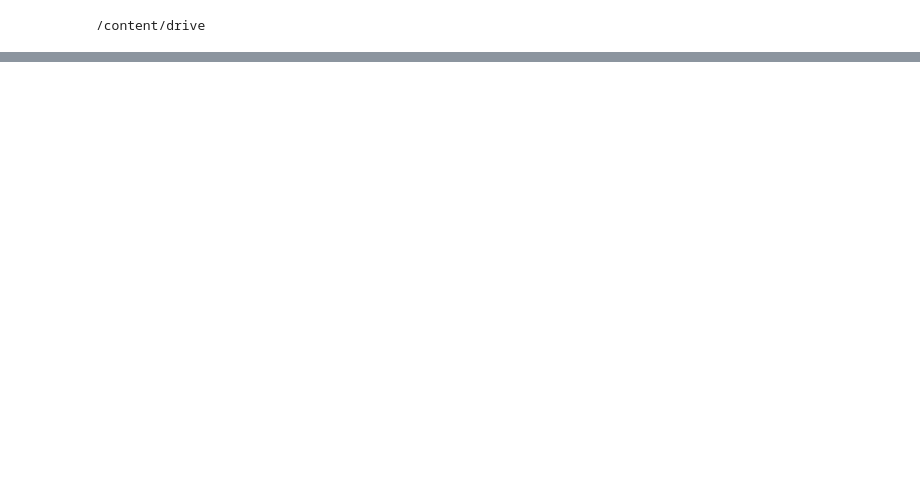
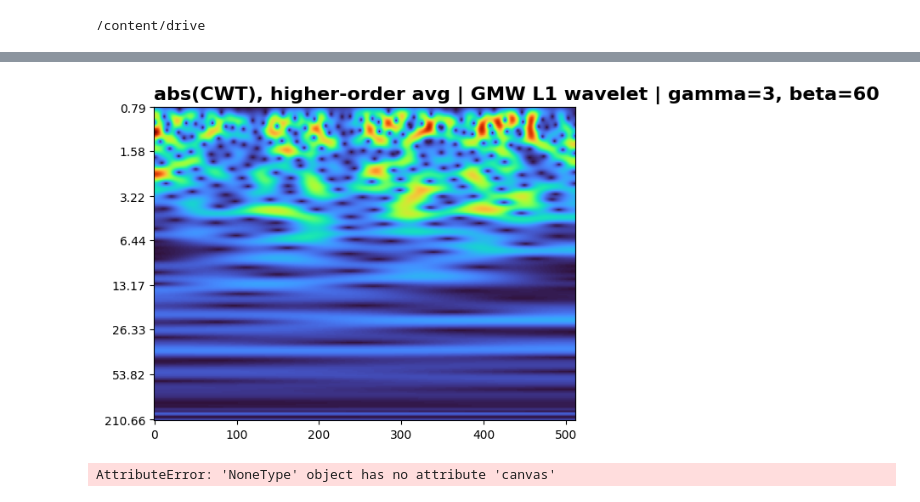
Before and after one commit to Barrett-White/brain-to-text-project, a Jupyter notebook: brain-to-text-25.ipynb, the cells around one changed output, grey strips where cells are left out. Saved outputs shown, nothing was run; the diff lists cells and outputs as text; code cells hidden in the pictures; blank space fills up the shorter version.

Commit message:
Working on debugging the data transformation

```diff
--- a/brain-to-text-25.ipynb
+++ b/brain-to-text-25.ipynb
@@ -80,0 +469,13 @@ ValueError: n_times could not be inferred. Either specify n_times or input_windo
+# %%
+import matplotlib.pyplot as plt
+import numpy as np
+temp = viz_cwt_higher_order(Wx_k, scales, 'gmw')
+
+temp.canvas.draw()
+
+# Now we can save it to a numpy array.
+data = np.frombuffer(temp.canvas.tostring_rgb(), dtype=np.uint8)
+data = data.reshape(temp.canvas.get_width_height()[::-1] + (3,))
+# %% [output]
+[figure, added]
+AttributeError: 'NoneType' object has no attribute 'canvas'
```
Also changed, not shown: parts of 15 cells of this notebook.
